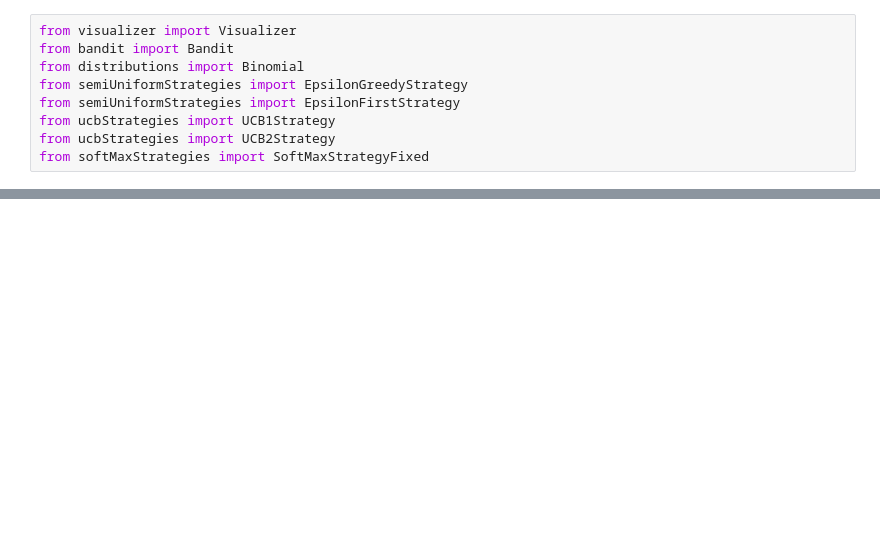
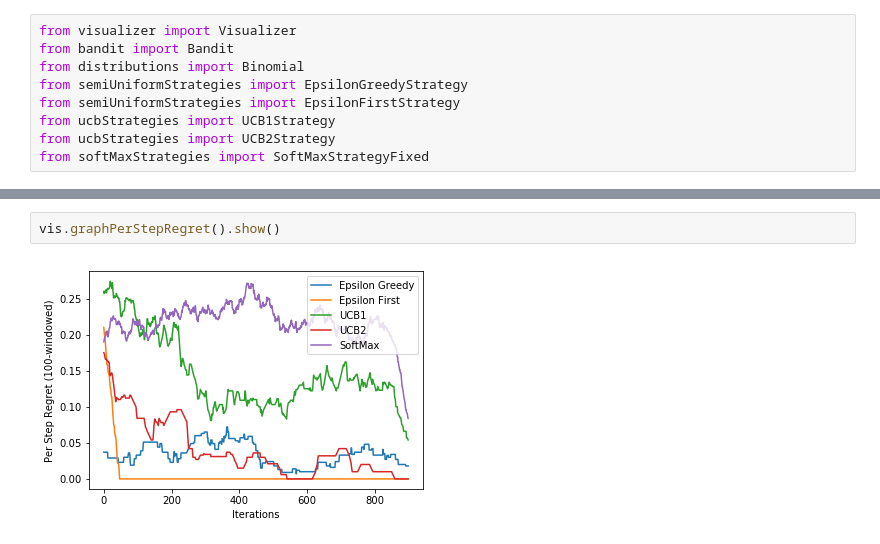
Before and after one commit to jhurwitzupenn/MultiArmedBandit, a Jupyter notebook: Experimental Results/Experiment 1.ipynb, the cells around one changed output, grey strips where cells are left out. Drawn from its saved outputs; the diff is of its cells as text; blank space fills up the shorter version.

```diff
--- a/Experimental Results/Experiment 1.ipynb
+++ b/Experimental Results/Experiment 1.ipynb
@@ -160,0 +192,4 @@ for i in np.arange(1, 1000, 100):
+# %%
+vis.graphPerStepRegret().show()
+# %% [output]
+[figure, added]
```
Also changed, not shown: parts of 25 cells of this notebook.
